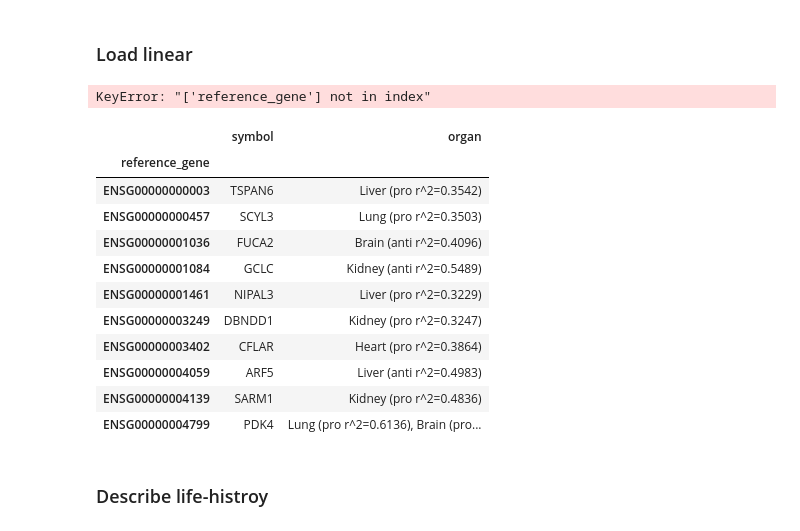
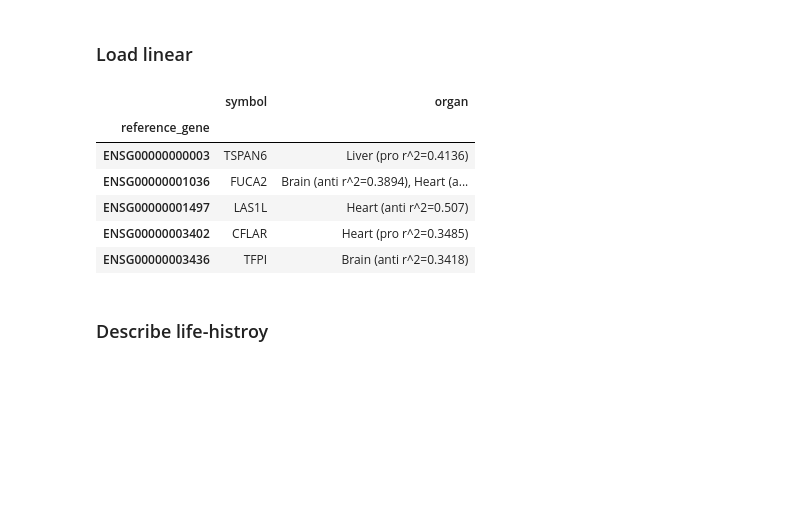
Before and after one commit to antonkulaga/yspecies, a Jupyter notebook: notebooks/results_intersections.ipynb, the cells around one changed output. Saved outputs shown, nothing was run; the diff lists cells and outputs as text; code cells hidden in the pictures; blank space fills up the shorter version.

```diff
--- a/notebooks/results_intersections.ipynb
+++ b/notebooks/results_intersections.ipynb
@@ -54,3 +54,4 @@ intersections = locations.output.intersections
 shap = external.shap
 linear = external.linear
 causality = external.dir / "causality"
+folder = linear / f"R2_THRESHOLD_{int(threshold * 100)}"
@@ -61,4 +57,0 @@ PosixPath('../data/output/external/linear/R2_THRESHOLD_50/linear_models_on_speci
-# %%
-folder = linear / "R2_THRESHOLD_50"
-linear_models = pd.read_csv(folder / "linear_models_on_species_vars.csv").rename(columns={"Unnamed: 0": "reference_gene"}).set_index("reference_gene")
-linear_models.head()
@@ -84,26 +63,17 @@ def lag_linear(df: pd.DataFrame)->pd.DataFrame:
     selected = df[["reference_gene","symbol","organ","maxlifespan_adjpval","maxlifespan_r2_adj", "MLS_influence_linear"]].sort_values(by="maxlifespan_r2_adj", ascending=False).drop_duplicates()
     selected["organ"] = selected.apply(lambda row: row["organ"] + " (" +row["MLS_influence_linear"]+" r^2=" + str(round(row["maxlifespan_r2_adj"],4)) +")", axis=1)
     return selected[["reference_gene","symbol","organ"]].groupby(["reference_gene", "symbol"], as_index=False).agg({'organ': ', '.join}).set_index("reference_gene")
-# %%
-lag_linear(linear_models)
-# %% [output]
-KeyError: "['reference_gene'] not in index"
 # %%
-linear_organ = lag_linear(pd.read_csv(linear / 'with_organ_indicator_columns.tsv', sep="\t"))
-linear_organ.head(10)
+linear_organ = lag_linear(pd.read_csv(folder / "linear_models_on_species_vars.csv").rename(columns={"Unnamed: 0": "reference_gene"}))
+linear_organ.head()
 # %% [output]
 |  | symbol | organ |
 | reference_gene |  |  |
-| ENSG00000000003 | TSPAN6 | Liver (pro r^2=0.3542) |
-| ENSG00000000457 | SCYL3 | Lung (pro r^2=0.3503) |
-| ENSG00000001036 | FUCA2 | Brain (anti r^2=0.4096) |
-| ENSG00000001084 | GCLC | Kidney (anti r^2=0.5489) |
-| ENSG00000001461 | NIPAL3 | Liver (pro r^2=0.3229) |
-| ENSG00000003249 | DBNDD1 | Kidney (pro r^2=0.3247) |
-| ENSG00000003402 | CFLAR | Heart (pro r^2=0.3864) |
-| ENSG00000004059 | ARF5 | Liver (anti r^2=0.4983) |
-| ENSG00000004139 | SARM1 | Kidney (pro r^2=0.4836) |
-| ENSG00000004799 | PDK4 | Lung (pro r^2=0.6136), Brain (pro... |
+| ENSG00000000003 | TSPAN6 | Liver (pro r^2=0.4136) |
+| ENSG00000001036 | FUCA2 | Brain (anti r^2=0.3894), Heart (a... |
+| ENSG00000001497 | LAS1L | Heart (anti r^2=0.507) |
+| ENSG00000003402 | CFLAR | Heart (pro r^2=0.3485) |
+| ENSG00000003436 | TFPI | Brain (anti r^2=0.3418) |
 # %% [markdown]
 ### Describe life-histroy ###
 # %%
```
Also changed, not shown: parts of 6 cells of this notebook, 8 other files.
